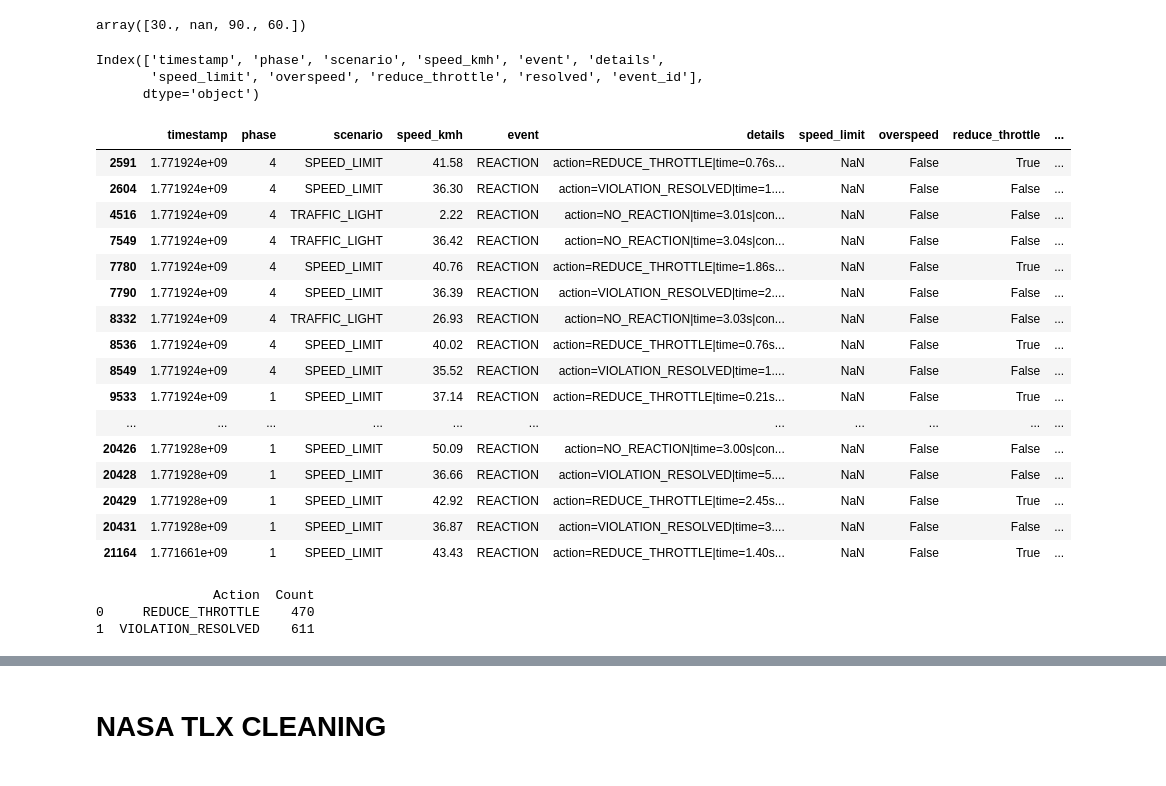
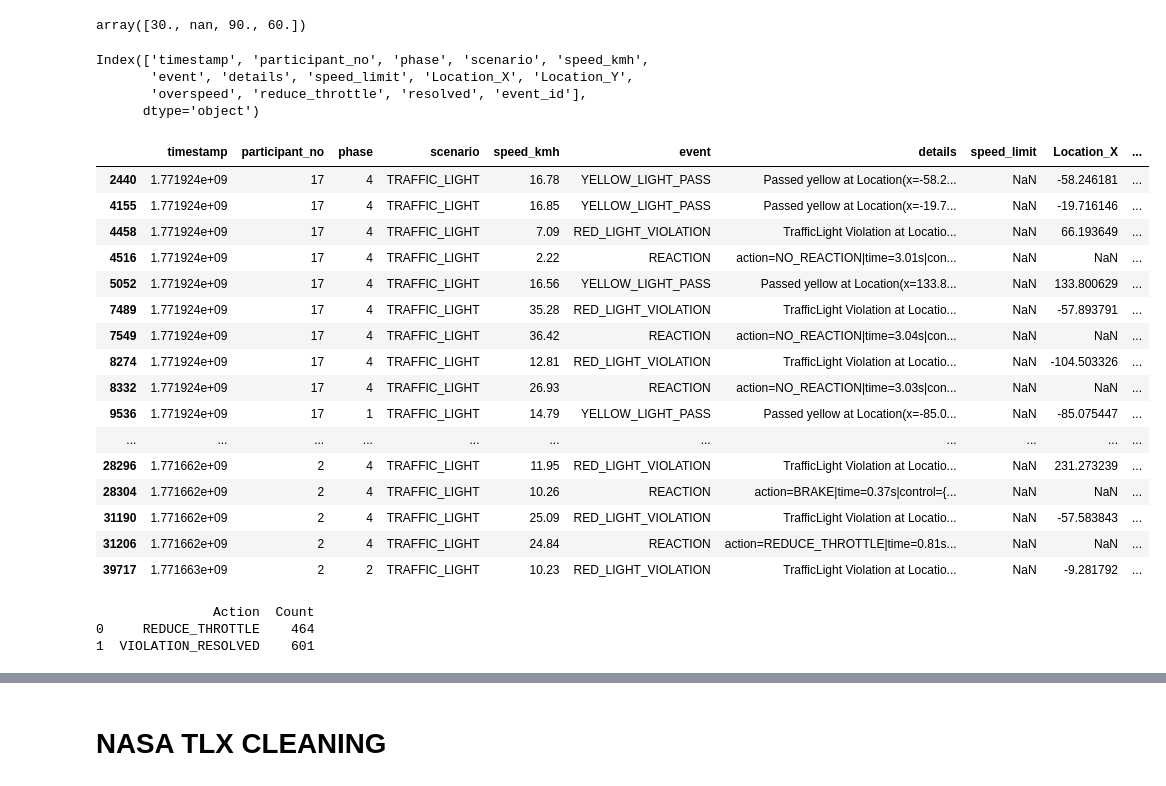
Before and after one commit to KeirAAAlcantara/SimAnalysis, a Jupyter notebook: SimData.ipynb, the cells around one changed output, grey strips where cells are left out. Saved outputs shown, nothing was run; the diff lists cells and outputs as text; code cells hidden in the pictures.

```diff
--- a/SimData.ipynb
+++ b/SimData.ipynb
@@ -63,7 +63,8 @@ import json
 # %%
 # load all csv files
 # change inside "" to the folder path that contains all the simulation drives csv files.
-files = glob.glob("/Users/karencafe/Desktop/ThesisTest/SIMCSV/*.csv")
+files = glob.glob("/Users/karencafe/Desktop/ThesisTest/SIMCSV_final/*.csv")
+#/Users/karencafe/Desktop/ThesisTest/SIMCSV_final
 
 df_simulation = pd.concat(
     (pd.read_csv(f) for f in files),
@@ -166,30 +167,30 @@ array([30., nan, 90., 60.])
 # %%
 # Not needed na - naging irrelevant bigla lol, pero putting it here just in case need natin
 # GET LOCATION
-#def extract_location(text):
-#    if pd.isna(text):#
-    #    return pd.Series([None, None])
+def extract_location(text):
+    if pd.isna(text):#
+        return pd.Series([None, None])
 
-#    text = str(text)
+    text = str(text)
 
     # Case 1: JSON-like
- #   if text.strip().startswith("{"):#
-    #    try:
-        #    data = json.loads(text)
-        #    loc = data.get("location") or data.get("Location")
-        #    if loc:
-        #        return pd.Series([loc.get("x"), loc.get("y")])
-    #    except:
-        #    pass
+    if text.strip().startswith("{"):#
+        try:
+            data = json.loads(text)
+            loc = data.get("location") or data.get("Location")
+            if loc:
+                return pd.Series([loc.get("x"), loc.get("y")])
+        except:
+            pass
 
     # Case 2: Plain text (CARLA format)
-  #  match = re.search(r"Location.*?x[:=]\s*([\-\d.]+).*?y[:=]\s*([\-\d.]+)", text)
-  #  if match:
-  #      return pd.Series([float(match.group(1)), float(match.group(2))])
+    match = re.search(r"Location.*?x[:=]\s*([\-\d.]+).*?y[:=]\s*([\-\d.]+)", text)
+    if match:
+        return pd.Series([float(match.group(1)), float(match.group(2))])
 
-   # return pd.Series([None, None])
+    return pd.Series([None, None])
 
-#df_simulation[["Location_X", "Location_Y"]] = df_simulation["details"].apply(extract_location)
+df_simulation[["Location_X", "Location_Y"]] = df_simulation["details"].apply(extract_location)
 # %%
 # detect patterns
 df_simulation["overspeed"] = df_simulation["details"].str.contains('"overspeed": true', na=False)
@@ -227,30 +228,31 @@ df_simulation["event_id"] = event_ids
 # %%
 df_simulation.columns
 # %% [output]
-Index(['timestamp', 'phase', 'scenario', 'speed_kmh', 'event', 'details',
-       'speed_limit', 'overspeed', 'reduce_throttle', 'resolved', 'event_id'],
+Index(['timestamp', 'participant_no', 'phase', 'scenario', 'speed_kmh',
+       'event', 'details', 'speed_limit', 'Location_X', 'Location_Y',
+       'overspeed', 'reduce_throttle', 'resolved', 'event_id'],
       dtype='object')
 # %%
 # checking lang
-display(df_simulation[df_simulation["event"].isin(["REACTION"])].head(50))
+display(df_simulation[df_simulation["scenario"].isin(["TRAFFIC_LIGHT"])].head(50))
 # %% [output]
-|  | timestamp | phase | scenario | speed_kmh | event | details | speed_limit | overspeed | reduce_throttle | ... |
-| 2591 | 1.771924e+09 | 4 | SPEED_LIMIT | 41.58 | REACTION | action=REDUCE_THROTTLE|time=0.76s... | NaN | False | True | ... |
-| 2604 | 1.771924e+09 | 4 | SPEED_LIMIT | 36.30 | REACTION | action=VIOLATION_RESOLVED|time=1.... | NaN | False | False | ... |
-| 4516 | 1.771924e+09 | 4 | TRAFFIC_LIGHT | 2.22 | REACTION | action=NO_REACTION|time=3.01s|con... | NaN | False | False | ... |
-| 7549 | 1.771924e+09 | 4 | TRAFFIC_LIGHT | 36.42 | REACTION | action=NO_REACTION|time=3.04s|con... | NaN | False | False | ... |
-| 7780 | 1.771924e+09 | 4 | SPEED_LIMIT | 40.76 | REACTION | action=REDUCE_THROTTLE|time=1.86s... | NaN | False | True | ... |
-| 7790 | 1.771924e+09 | 4 | SPEED_LIMIT | 36.39 | REACTION | action=VIOLATION_RESOLVED|time=2.... | NaN | False | False | ... |
-| 8332 | 1.771924e+09 | 4 | TRAFFIC_LIGHT | 26.93 | REACTION | action=NO_REACTION|time=3.03s|con... | NaN | False | False | ... |
-| 8536 | 1.771924e+09 | 4 | SPEED_LIMIT | 40.02 | REACTION | action=REDUCE_THROTTLE|time=0.76s... | NaN | False | True | ... |
-| 8549 | 1.771924e+09 | 4 | SPEED_LIMIT | 35.52 | REACTION | action=VIOLATION_RESOLVED|time=1.... | NaN | False | False | ... |
-| 9533 | 1.771924e+09 | 1 | SPEED_LIMIT | 37.14 | REACTION | action=REDUCE_THROTTLE|time=0.21s... | NaN | False | True | ... |
+|  | timestamp | participant_no | phase | scenario | speed_kmh | event | details | speed_limit | Location_X | ... |
+| 2440 | 1.771924e+09 | 17 | 4 | TRAFFIC_LIGHT | 16.78 | YELLOW_LIGHT_PASS | Passed yellow at Location(x=-58.2... | NaN | -58.246181 | ... |
+| 4155 | 1.771924e+09 | 17 | 4 | TRAFFIC_LIGHT | 16.85 | YELLOW_LIGHT_PASS | Passed yellow at Location(x=-19.7... | NaN | -19.716146 | ... |
+| 4458 | 1.771924e+09 | 17 | 4 | TRAFFIC_LIGHT | 7.09 | RED_LIGHT_VIOLATION | TrafficLight Violation at Locatio... | NaN | 66.193649 | ... |
+| 4516 | 1.771924e+09 | 17 | 4 | TRAFFIC_LIGHT | 2.22 | REACTION | action=NO_REACTION|time=3.01s|con... | NaN | NaN | ... |
+| 5052 | 1.771924e+09 | 17 | 4 | TRAFFIC_LIGHT | 16.56 | YELLOW_LIGHT_PASS | Passed yellow at Location(x=133.8... | NaN | 133.800629 | ... |
+| 7489 | 1.771924e+09 | 17 | 4 | TRAFFIC_LIGHT | 35.28 | RED_LIGHT_VIOLATION | TrafficLight Violation at Locatio... | NaN | -57.893791 | ... |
+| 7549 | 1.771924e+09 | 17 | 4 | TRAFFIC_LIGHT | 36.42 | REACTION | action=NO_REACTION|time=3.04s|con... | NaN | NaN | ... |
+| 8274 | 1.771924e+09 | 17 | 4 | TRAFFIC_LIGHT | 12.81 | RED_LIGHT_VIOLATION | TrafficLight Violation at Locatio... | NaN | -104.503326 | ... |
+| 8332 | 1.771924e+09 | 17 | 4 | TRAFFIC_LIGHT | 26.93 | REACTION | action=NO_REACTION|time=3.03s|con... | NaN | NaN | ... |
+| 9536 | 1.771924e+09 | 17 | 1 | TRAFFIC_LIGHT | 14.79 | YELLOW_LIGHT_PASS | Passed yellow at Location(x=-85.0... | NaN | -85.075447 | ... |
 | ... | ... | ... | ... | ... | ... | ... | ... | ... | ... | ... |
-| 20426 | 1.771928e+09 | 1 | SPEED_LIMIT | 50.09 | REACTION | action=NO_REACTION|time=3.00s|con... | NaN | False | False | ... |
-| 20428 | 1.771928e+09 | 1 | SPEED_LIMIT | 36.66 | REACTION | action=VIOLATION_RESOLVED|time=5.... | NaN | False | False | ... |
-| 20429 | 1.771928e+09 | 1 | SPEED_LIMIT | 42.92 | REACTION | action=REDUCE_THROTTLE|time=2.45s... | NaN | False | True | ... |
-| 20431 | 1.771928e+09 | 1 | SPEED_LIMIT | 36.87 | REACTION | action=VIOLATION_RESOLVED|time=3.... | NaN | False | False | ... |
-| 21164 | 1.771661e+09 | 1 | SPEED_LIMIT | 43.43 | REACTION | action=REDUCE_THROTTLE|time=1.40s... | NaN | False | True | ... |
+| 28296 | 1.771662e+09 | 2 | 4 | TRAFFIC_LIGHT | 11.95 | RED_LIGHT_VIOLATION | TrafficLight Violation at Locatio... | NaN | 231.273239 | ... |
+| 28304 | 1.771662e+09 | 2 | 4 | TRAFFIC_LIGHT | 10.26 | REACTION | action=BRAKE|time=0.37s|control={... | NaN | NaN | ... |
+| 31190 | 1.771662e+09 | 2 | 4 | TRAFFIC_LIGHT | 25.09 | RED_LIGHT_VIOLATION | TrafficLight Violation at Locatio... | NaN | -57.583843 | ... |
+| 31206 | 1.771662e+09 | 2 | 4 | TRAFFIC_LIGHT | 24.84 | REACTION | action=REDUCE_THROTTLE|time=0.81s... | NaN | NaN | ... |
+| 39717 | 1.771663e+09 | 2 | 2 | TRAFFIC_LIGHT | 10.23 | RED_LIGHT_VIOLATION | TrafficLight Violation at Locatio... | NaN | -9.281792 | ... |
 # %%
 # Filter for SPEED_LIMIT scenario
 speed_limit_df = df_simulation[df_simulation["scenario"] == "SPEED_LIMIT"]
@@ -270,8 +272,8 @@ summary_table = pd.DataFrame({
 print(summary_table)
 # %% [output]
                Action  Count
-0     REDUCE_THROTTLE    470
-1  VIOLATION_RESOLVED    611
+0     REDUCE_THROTTLE    464
+1  VIOLATION_RESOLVED    601
 # %%
 df_simulation.columns
 # %% [output]
```
Also changed, not shown: parts of 14 cells of this notebook, 6 other files.
